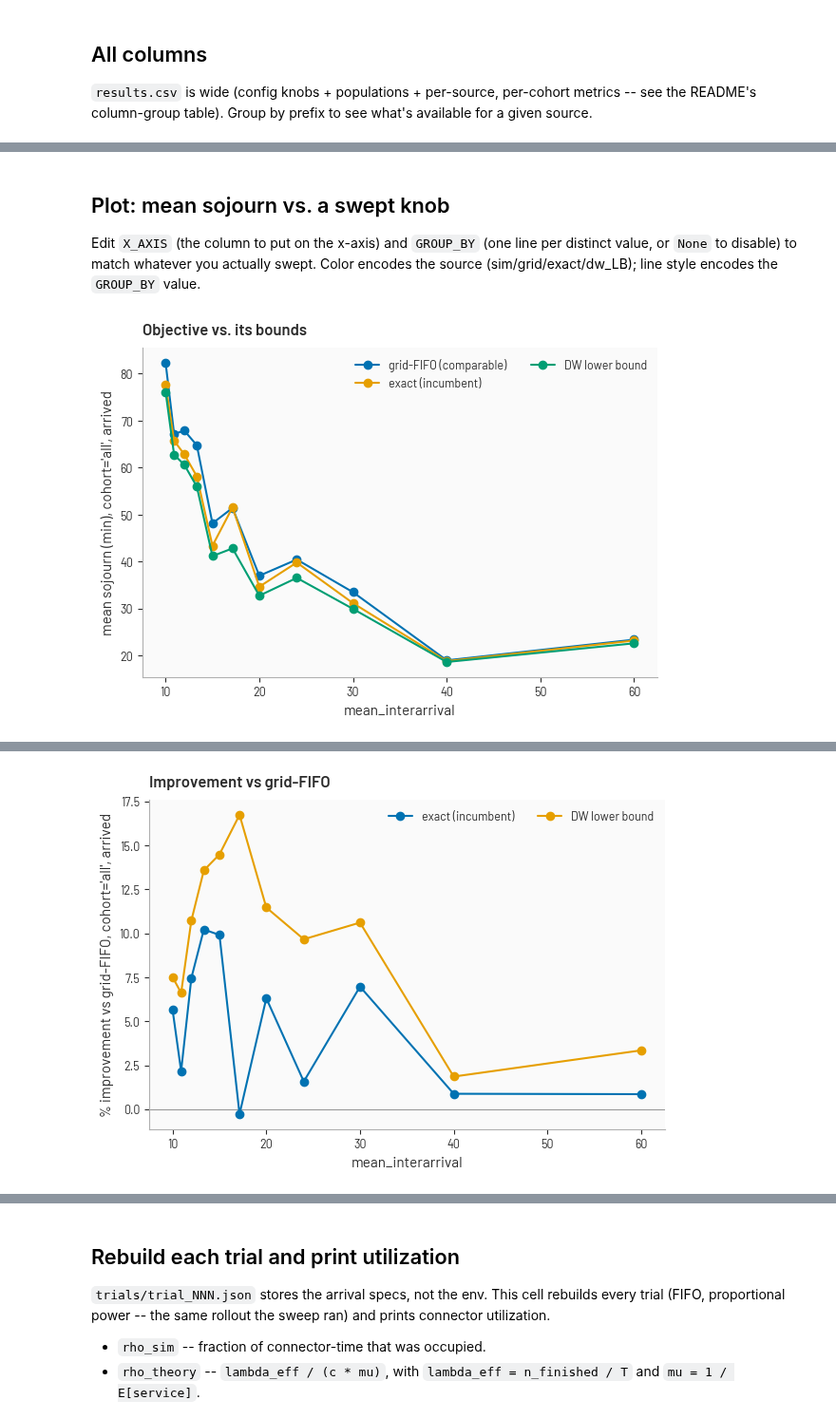
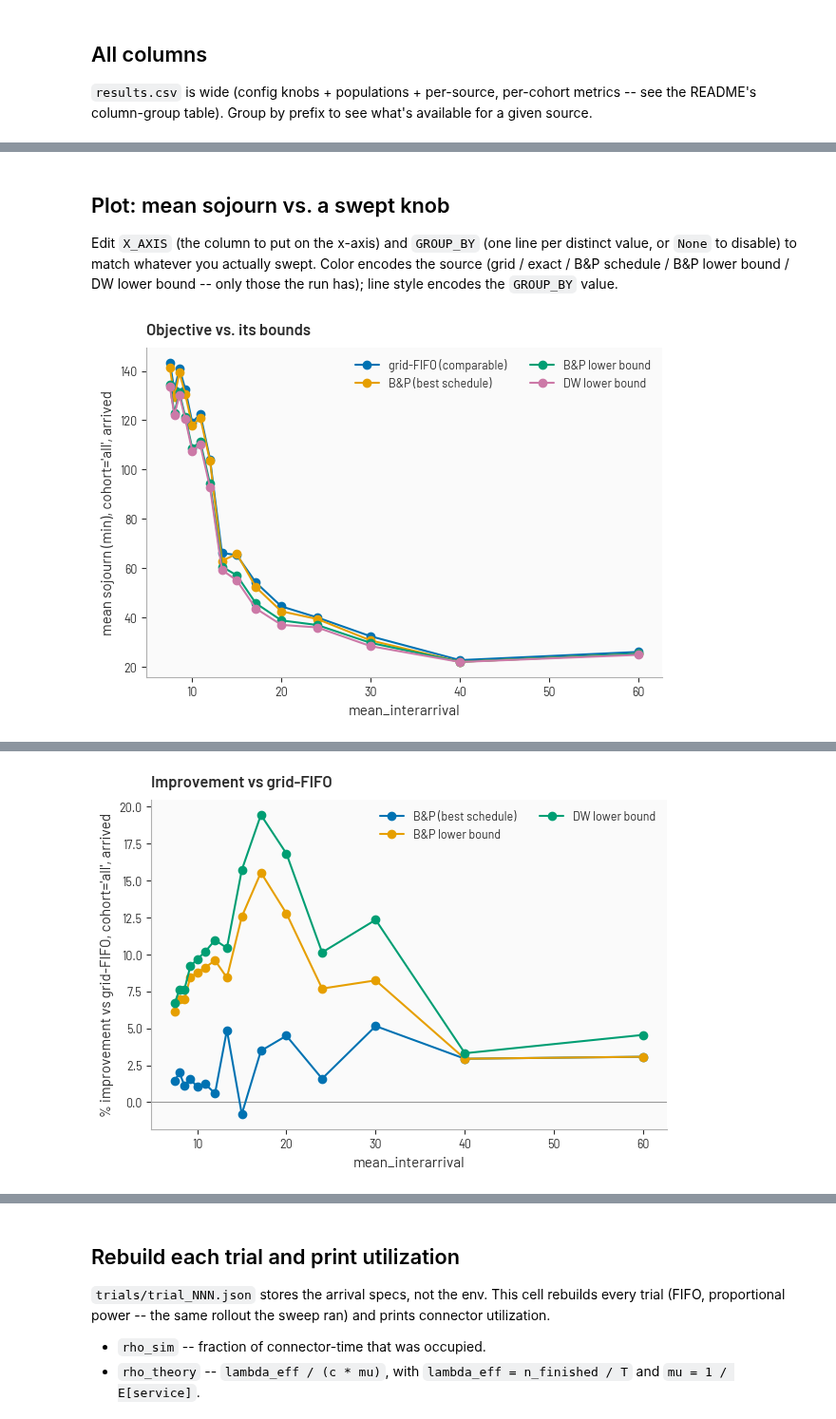
Before and after one commit to saneiimo/ChargingStationQueueing, a Jupyter notebook: objective_sweep_results.ipynb, the cells around one changed output, grey strips where cells are left out. Shown at 95% size. Saved outputs shown, nothing was run; the diff lists cells and outputs as text; code cells hidden in the pictures.

```diff
--- a/objective_sweep_results.ipynb
+++ b/objective_sweep_results.ipynb
@@ -136,7 +184,8 @@ dw_      (21 columns): ['dw_time_limit', 'dw_status', 'dw_converged', 'dw_iterat
 
 Edit `X_AXIS` (the column to put on the x-axis) and `GROUP_BY` (one line per
 distinct value, or `None` to disable) to match whatever you actually swept.
-Color encodes the source (sim/grid/exact/dw_LB); line style encodes the
+Color encodes the source (grid / exact / B&P schedule / B&P lower bound /
+DW lower bound -- only those the run has); line style encodes the
 `GROUP_BY` value.
 # %%
 X_AXIS = "mean_interarrival"   # column to put on the x-axis
@@ -147,7 +196,9 @@ GROUP = "arrived"              # "arrived" (comparable) | "completed"
 sources = [
     #(f"sim_{GROUP}_{COHORT}_mean_sojourn", "sim (continuous)"),
     (f"grid_{GROUP}_{COHORT}_mean_sojourn", "grid-FIFO (comparable)"),
-    (f"exact_{GROUP}_{COHORT}_mean_sojourn", "exact (incumbent)"),
+    (f"exact_{GROUP}_{COHORT}_mean_sojourn", "exact MILP (incumbent)"),
+    (f"bp_{GROUP}_{COHORT}_mean_sojourn", "B&P (best schedule)"),
+    ("bp_mean_sojourn_LB", "B&P lower bound"),  # like DW, one bound for objective_cohorts
     ("dw_mean_sojourn_LB", "DW lower bound"),  # DW has no per-cohort LB -- see README
 ]
 sources = [(col, label) for col, label in sources if col in df.columns]
@@ -169,14 +220,14 @@ style_axes(ax, title="Objective vs. its bounds")
 style_legend(ax, fontsize=7, ncol=2)
 plt.show()
 # %% [output]
-[figure, old version]
+[figure, new version]
 # %%
 AS_PCT = True  # True: % of grid-FIFO; False: minutes saved (grid - M)
 
 # Improvement vs grid-FIFO (same GROUP / COHORT as the plot cell).
 #
 # Mean sojourn is minutes per vehicle; lower is better. For a method M
-# (exact incumbent, or DW lower bound),
+# (exact incumbent, B&P schedule / lower bound, or DW lower bound),
 #
 #     abs_improvement = grid - M                         # minutes saved
 #     pct_improvement = 100 * (grid - M) / grid          # share of grid removed
@@ -184,48 +235,41 @@ AS_PCT = True  # True: % of grid-FIFO; False: minutes saved (grid - M)
 # AS_PCT chooses which of those the table and plot show. Positive means M
 # is better than grid-FIFO.
 #
-# Exact's figure is the improvement of the MILP incumbent (a feasible
-# schedule). On a TIME_LIMIT row that understates the true optimum's
-# improvement (exact >= z*). DW's figure is the improvement of the
-# certified lower bound (dw_LB <= z*), so it is an *upper* bound on how
-# much the true optimum can beat grid-FIFO.
+# Exact's and B&P's schedule figures are improvements of a feasible schedule;
+# on a TIME_LIMIT row they understate the true optimum's improvement. The
+# lower bounds' figures (bp_LB, dw_LB <= z*) are *upper* bounds on how much
+# the true optimum can beat grid-FIFO. Where bp_status is OPTIMAL the B&P
+# schedule and lower bound coincide: that is the optimum's improvement.
 
 grid_col = f"grid_{GROUP}_{COHORT}_mean_sojourn"
-exact_col = f"exact_{GROUP}_{COHORT}_mean_sojourn"
-dw_col = "dw_mean_sojourn_LB"
+methods = [  # (column in df, short name, plot label)
+    (f"exact_{GROUP}_{COHORT}_mean_sojourn", "exact", "exact MILP (incumbent)"),
+    (f"bp_{GROUP}_{COHORT}_mean_sojourn", "bp", "B&P (best schedule)"),
+    ("bp_mean_sojourn_LB", "bp_LB", "B&P lower bound"),
+    ("dw_mean_sojourn_LB", "dw_LB", "DW lower bound"),
+]
+methods = [m for m in methods if m[0] in df.columns]
 
-id_cols = [c for c in (X_AXIS, "max_time", "delta", "exact_status", "dw_status") if c in df.columns]
+id_cols = [c for c in (X_AXIS, "max_time", "delta", "exact_status", "bp_status", "dw_status") if c in df.columns]
 imp = df[id_cols].copy()
 imp["grid"] = df[grid_col]
-if exact_col in df.columns:
-    imp["exact"] = df[exact_col]
-    abs_exact = imp["grid"] - imp["exact"]
-    imp["exact_vs_grid"] = 100.0 * abs_exact / imp["grid"] if AS_PCT else abs_exact
-if dw_col in df.columns:
-    imp["dw_LB"] = df[dw_col]
-    abs_dw = imp["grid"] - imp["dw_LB"]
-    imp["dw_LB_vs_grid"] = 100.0 * abs_dw / imp["grid"] if AS_PCT else abs_dw
+for col, name, _label in methods:
+    imp[name] = df[col]
+    saved = imp["grid"] - imp[name]
+    imp[f"{name}_vs_grid"] = 100.0 * saved / imp["grid"] if AS_PCT else saved
 
 imp = imp.sort_values(X_AXIS)
 display(imp.round(2))
 
-plot_sources = [
-    (col, label)
-    for col, label in (
-        ("exact_vs_grid", "exact (incumbent)"),
-        ("dw_LB_vs_grid", "DW lower bound"),
-    )
-    if col in imp.columns
-]
 ylabel = (
     f"% improvement vs grid-FIFO, cohort='{COHORT}', {GROUP}"
     if AS_PCT
     else f"minutes saved vs grid-FIFO, cohort='{COHORT}', {GROUP}"
 )
-colors = palette(len(plot_sources))
+colors = palette(len(methods))
 fig, ax = new_figure(figsize=(7, 4.5))
-for (col, label), color in zip(plot_sources, colors):
-    ax.plot(imp[X_AXIS], imp[col], marker="o", color=color, label=label)
+for (_col, name, label), color in zip(methods, colors):
+    ax.plot(imp[X_AXIS], imp[f"{name}_vs_grid"], marker="o", color=color, label=label)
 ax.axhline(0.0, color="0.6", lw=0.8, zorder=0)
 ax.set_xlabel(X_AXIS)
 ax.set_ylabel(ylabel)
@@ -248,4 +296,4 @@ plt.show()
-[figure, old version]
+[figure, new version]
 # %% [markdown]
 ## How much of each row is censored?
 
```
Also changed, not shown: parts of 16 cells of this notebook, 8 other files.
